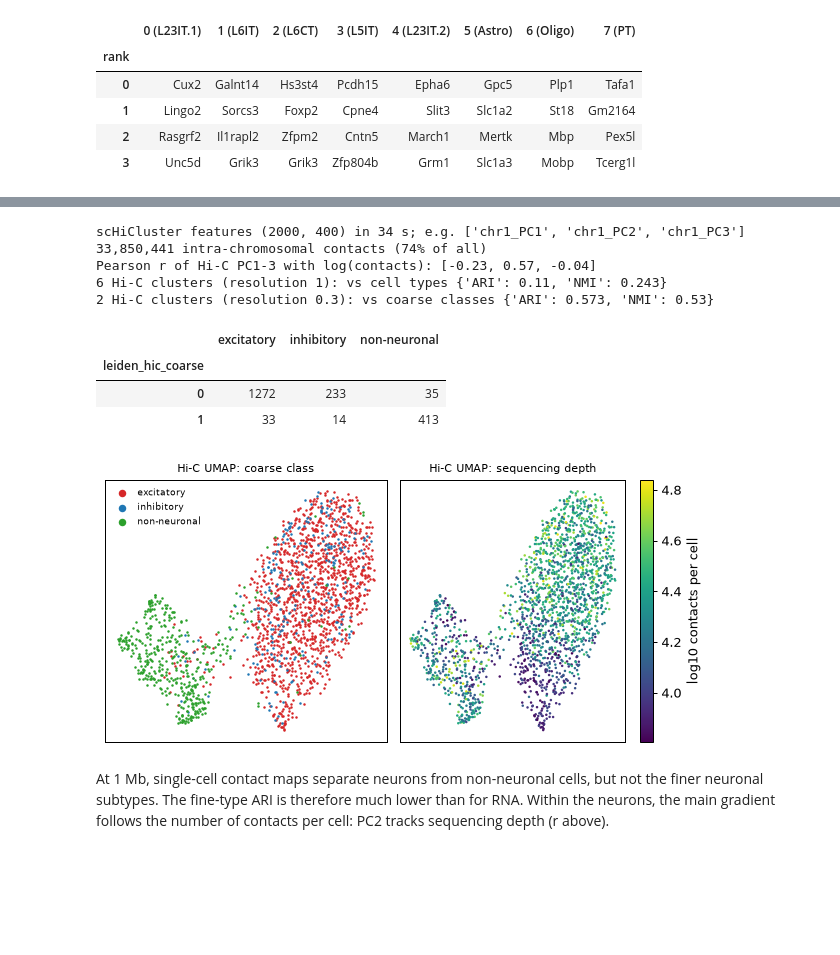
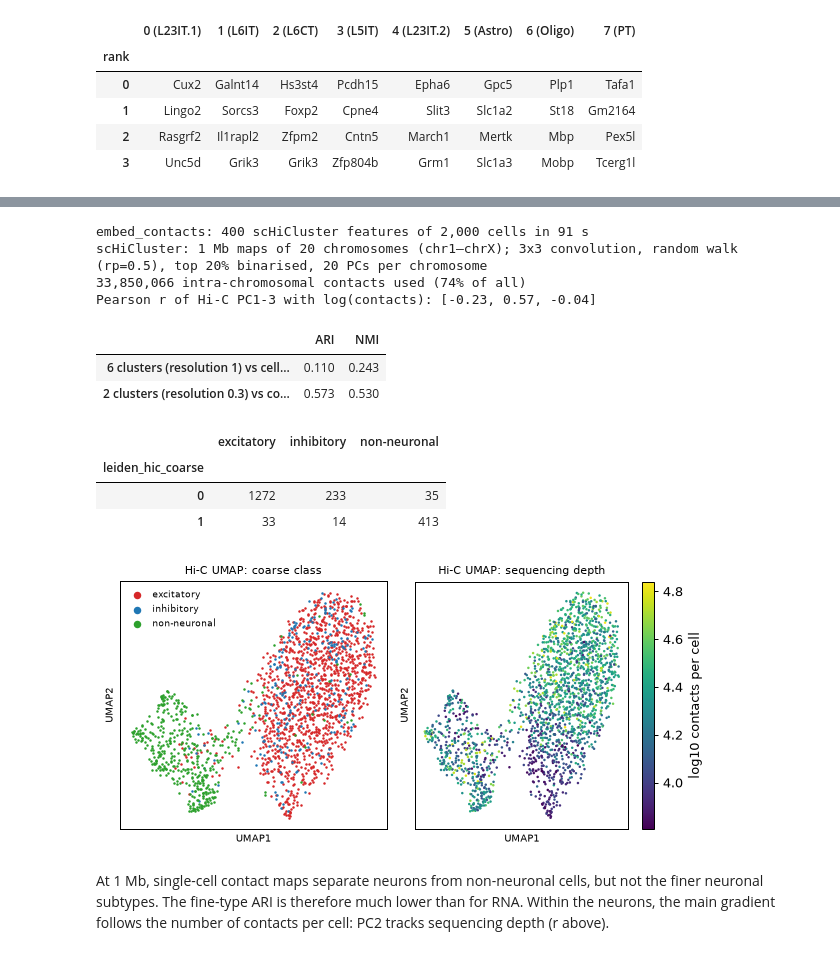
Before and after one commit to u-science-lab/U-Chrom, a Jupyter notebook: tutorials/cell_embeddings.ipynb, the cells around one changed output, grey strips where cells are left out. Saved outputs shown, nothing was run; the diff lists cells and outputs as text; code cells hidden in the pictures; blank space fills up the shorter version.

```diff
--- a/tutorials/cell_embeddings.ipynb
+++ b/tutorials/cell_embeddings.ipynb
@@ -91,5 +67,5 @@ class: excitatory neurons, inhibitory neurons or non-neuronal cells.
 # %%
-full = ds.atlas("schicar_mouse_cortex")       # backed, over HTTP: cells, cellm and uns are read at open
+full = ds.load("schicar_mouse_cortex")       # the atlas store, backed over HTTP: cells, cellm and uns are read at open
 print(f"{full.n_cells:,} cells, {full.cells['cell_type'].nunique()} published cell types, "
       f"{sum(c.startswith('rna.') for c in full.cells.columns)} rna.* columns")
 print("cellm:", list(full.cellm))
@@ -100,23 +76,13 @@ print(f"embedded copies: {len(embedded['contacts'])} contact maps (per_cell, all
 
 N_CELLS = 2000
 keep = np.sort(np.random.default_rng(0).choice(full.n_cells, N_CELLS, replace=False))
+cd = full.get_cells(full.cells.index[keep])   # in memory: these cells, their stored embeddings, the links
 
 CLASS = {**dict.fromkeys(["L23IT.1", "L23IT.2", "L23IT.3", "L45IT", "L5IT", "L6IT", "L6CT", "L56NP", "PT", "CLA"],
                          "excitatory"),
          **dict.fromkeys(["Pvalb", "Sst", "Vip", "Lamp5", "D2MSN"], "inhibitory"),
          **dict.fromkeys(["Astro", "Oligo", "OPC", "MGL", "Endo", "Peri", "LMC"], "non-neuronal")}
-meta_cols = ["cell_type", "dna_barcode", "n_counts_rna", "n_genes_rna", "n_fragments_atac", "n_contacts_hic"]
-cells = full.cells.iloc[keep][meta_cols].copy()
-cells["cell_class"] = cells["cell_type"].map(CLASS)
-
-cd = ChromData(np.zeros((0, 3)), full.spots.iloc[:0], cells=cells,
-               cellm={k: full.cellm[k][keep] for k in ("paper_umap", "atac_lsi")},
-               uns={"genome_assembly": "mm10", "source": full.uns["source"],
-                    "embeddings": {k: full.uns["embeddings"][k] for k in ("paper_umap", "atac_lsi")}})
-# link the per-cell contact maps of these cells, which section 6 writes next to the store in _out/
-SCOOL = OUT / "schicar_mop_2000_cells_1Mb.scool"
-cd.link_scool(SCOOL.name, key="per_cell", cell_name="cell_id (RNA barcode)",
-              genome_assembly="mm10", bin_size=1_000_000)
+cd.cells["cell_class"] = cd.cells["cell_type"].map(CLASS)
 y_type = cd.cells["cell_type"].astype(str).to_numpy()
 y_class = cd.cells["cell_class"].to_numpy()
 print(cd.n_cells, "cells kept;", pd.Series(y_class).value_counts().to_dict())
@@ -303,9 +242,8 @@ contacts along the diagonal and into domains.
 from uchrom.emb.hic import schicluster_impute
 
 cell = cd.cells["n_contacts_hic"].sort_values().index[int(0.75 * cd.n_cells)]   # a cell at the 75th depth percentile
-raw = cooler.Cooler(f"{SCOOL}::/cells/{cell}").matrix(balance=False).fetch("chr11").astype(float)
-one = full.load_linked_scool(key="per_cell", cell=cell)          # the store's own export of this cell
-print("same chr11 map as load_linked_scool:", np.array_equal(raw, one.matrix(balance=False).fetch("chr11")))
+one = cd.load_linked_scool(key="per_cell", cell=cell)            # a cooler, exported from the embedded copy
+raw = one.matrix(balance=False).fetch("chr11").astype(float)
 imputed = schicluster_impute(raw, pad=1, rp=0.5)
 iu = np.triu_indices_from(imputed, 1)
 binary = imputed > np.percentile(imputed[iu], 80)
@@ -327,45 +265,44 @@ is recorded with the embedding.
 # %%
-CHROMS = [f"chr{i}" for i in range(1, 20)] + ["chrX"]
 t = time.time()
-feats, cols, depth = emb.scool_cell_features(str(SCOOL), [str(c) for c in cd.cells.index], chroms=CHROMS)
-print(f"scHiCluster features {feats.shape} in {time.time() - t:.0f} s; e.g. {cols[:3]}")
-n_all = cd.cells["n_contacts_hic"].to_numpy()                     # all contacts per cell (stored)
-assert (depth <= n_all).all()                                    # the scool holds the intra-chromosomal ones
-print(f"{depth.sum():,} intra-chromosomal contacts ({depth.sum() / n_all.sum():.0%} of all)")
-
-emb.embed_cells(cd, source="hic", matrix=feats, normalization="none", n_pcs=20,
-                features="scHiCluster: 1 Mb maps chr1-19, X; 3x3 convolution, random walk (rp=0.5), "
-                         "top 20% binarised, 20 PCs per chromosome")
+emb.embed_contacts(cd, contacts="per_cell", method="schicluster", n_pcs=20)
+print(f"embed_contacts: {cd.uns['hic']['n_features']} scHiCluster features of {cd.uns['hic']['n_cells']:,} cells "
+      f"in {time.time() - t:.0f} s")
+print(cd.uns["embeddings"]["hic_pca"]["features"])
+n_all = cd.cells["n_contacts_hic"].to_numpy()                    # all contacts per cell (stored)
+n_cis = cd.cells["hic_n_cis_contacts"].to_numpy()                # intra-chromosomal, chr1-19 and X
+assert (n_cis <= n_all).all()
+print(f"{n_cis.sum():,} intra-chromosomal contacts used ({n_cis.sum() / n_all.sum():.0%} of all)")
 r_depth = [round(float(np.corrcoef(cd.cellm["hic_pca"][:, j], np.log(n_all))[0, 1]), 2) for j in range(3)]
 print("Pearson r of Hi-C PC1-3 with log(contacts):", r_depth)
 
 lab_hic = emb.cluster_cells(cd, use="hic_pca", resolution=1.0, key_added="leiden_hic")
 lab_hic2 = emb.cluster_cells(cd, use="hic_pca", resolution=0.3, key_added="leiden_hic_coarse")
-print(f"{lab_hic.nunique()} Hi-C clusters (resolution 1):", "vs cell types", agreement(lab_hic, y_type))
-print(f"{lab_hic2.nunique()} Hi-C clusters (resolution 0.3):", "vs coarse classes", agreement(lab_hic2, y_class))
+display(pd.DataFrame({f"{lab_hic.nunique()} clusters (resolution 1) vs cell types": emb.cluster_agreement(lab_hic, y_type),
+                      f"{lab_hic2.nunique()} clusters (resolution 0.3) vs coarse classes":
+                          emb.cluster_agreement(lab_hic2, y_class)}).T.round(3))
 pd.crosstab(lab_hic2, cd.cells["cell_class"]).rename_axis(index="leiden_hic_coarse", columns=None)
 # %% [output]
-scHiCluster features (2000, 400) in 34 s; e.g. ['chr1_PC1', 'chr1_PC2', 'chr1_PC3']
-33,850,441 intra-chromosomal contacts (74% of all)
+embed_contacts: 400 scHiCluster features of 2,000 cells in 91 s
+scHiCluster: 1 Mb maps of 20 chromosomes (chr1–chrX); 3x3 convolution, random walk (rp=0.5), top 20% binarised, 20 PCs per chromosome
+33,850,066 intra-chromosomal contacts used (74% of all)
 Pearson r of Hi-C PC1-3 with log(contacts): [-0.23, 0.57, -0.04]
-6 Hi-C clusters (resolution 1): vs cell types {'ARI': 0.11, 'NMI': 0.243}
-2 Hi-C clusters (resolution 0.3): vs coarse classes {'ARI': 0.573, 'NMI': 0.53}
-|  | excitatory | inhibitory | non-neuronal |
-| leiden_hic_coarse |  |  |  |
-| 0 | 1272 | 233 | 35 |
-| 1 | 33 | 14 | 413 |
+|  | ARI | NMI |
+| 6 clusters (resolution 1) vs cell... | 0.110 | 0.243 |
+| 2 clusters (resolution 0.3) vs co... | 0.573 | 0.530 |
+|  | excitatory | inhibitory | non-neuronal |
+| leiden_hic_coarse |  |  |  |
+| 0 | 1272 | 233 | 35 |
+| 1 | 33 | 14 | 413 |
 # %%
 CLASS_COLORS = {"excitatory": "tab:red", "inhibitory": "tab:blue", "non-neuronal": "tab:green"}
 fig, axes = plt.subplots(1, 2, figsize=(7, 3.4))
-scatter(axes[0], cd.cellm["hic_umap"], y_class, "Hi-C UMAP: coarse class", palette=CLASS_COLORS, annotate=False)
-axes[0].legend(fontsize=7, markerscale=3, frameon=False, loc="best")
-xy = cd.cellm["hic_umap"]
-sc = axes[1].scatter(xy[:, 0], xy[:, 1], s=4, lw=0, c=np.log10(cd.cells["n_contacts_hic"]), cmap="viridis")
-fig.colorbar(sc, ax=axes[1], label="log10 contacts per cell")
-axes[1].set_title("Hi-C UMAP: sequencing depth", fontsize=9); axes[1].set_xticks([]); axes[1].set_yticks([])
+emb.plot_embedding(cd, "hic_umap", "cell_class", ax=axes[0], palette=CLASS_COLORS, annotate=False, legend=True,
+                   title="Hi-C UMAP: coarse class")
+emb.plot_embedding(cd, "hic_umap", np.log10(cd.cells["n_contacts_hic"]), ax=axes[1],
+                   colorbar_label="log10 contacts per cell", title="Hi-C UMAP: sequencing depth")
 fig.tight_layout()
 # %% [output]
-[figure, old version]
+[figure, new version]
 # %% [markdown]
 At 1 Mb, single-cell contact maps separate neurons from non-neuronal cells, but not the finer neuronal
 subtypes.  The fine-type ARI is therefore much lower than for RNA.  Within the neurons, the main gradient
```
Also changed, not shown: parts of 26 cells of this notebook, 16 other files.
